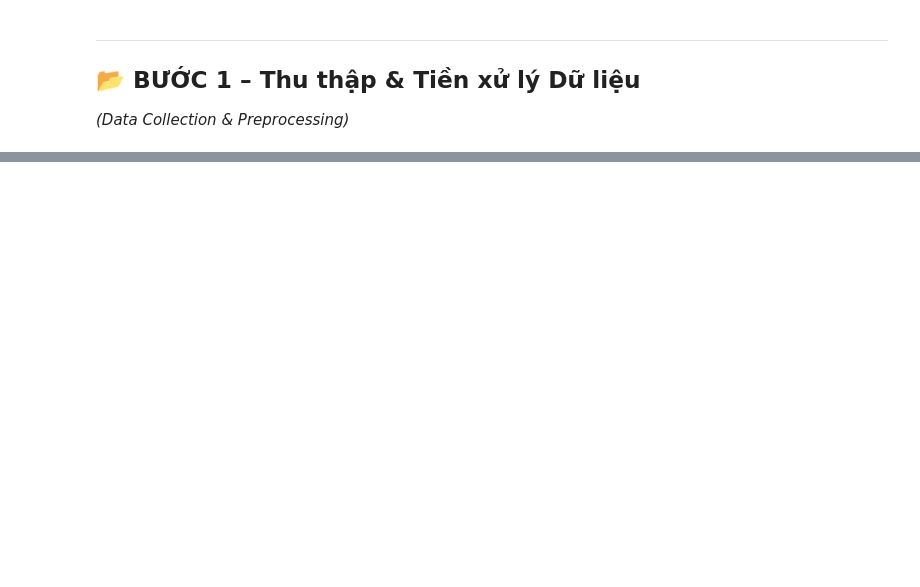
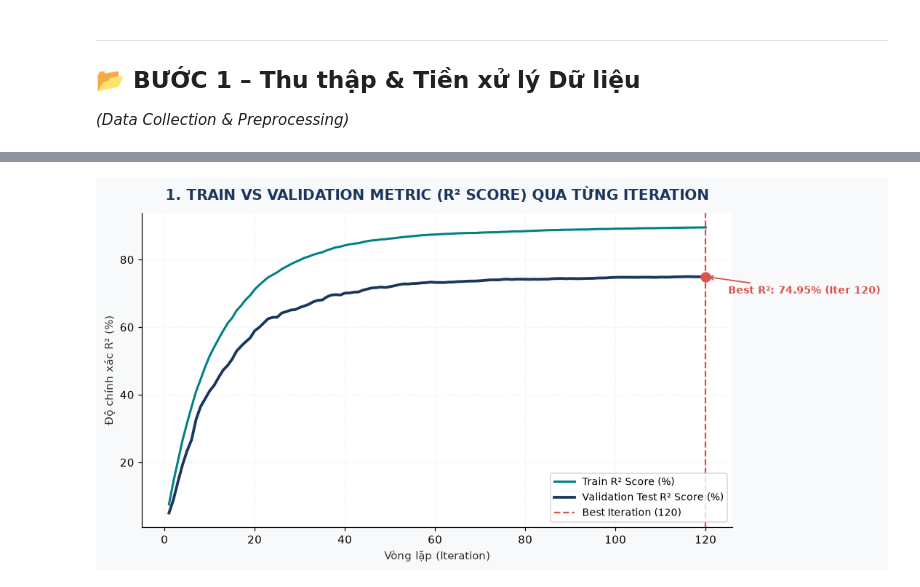
Before and after one commit to TuIT-198/Module4_KADA-, a Jupyter notebook: notebooks/profit_forecast_notebook.ipynb, the cells around one changed output, grey strips where cells are left out. Saved outputs shown, nothing was run; the diff lists cells and outputs as text; code cells hidden in the pictures; blank space fills up the shorter version.

```diff
--- a/notebooks/profit_forecast_notebook.ipynb
+++ b/notebooks/profit_forecast_notebook.ipynb
@@ -386,0 +225,26 @@ TOM TAT DO CHINH XAC MO HINH GRADIENT BOOSTING:
+# %%
+# 4.1 BIỂU ĐỒ 1: Train Metric vs Validation Metric theo từng Iteration (R² Score)
+fig, ax = plt.subplots(figsize=(10, 5), facecolor='#f8f9fa')
+iters = range(1, n_actual_iters + 1)
+
+ax.plot(iters, [r * 100 for r in train_r2s], color=PALETTE['teal'], lw=2, label='Train R² Score (%)')
+ax.plot(iters, [r * 100 for r in val_r2s],   color=PALETTE['navy'], lw=2.5, label='Validation Test R² Score (%)')
+
+ax.axvline(best_iter, color=PALETTE['red'], linestyle='--', lw=1.5, label=f'Best Iteration ({best_iter})')
+ax.scatter(best_iter, best_val_r2 * 100, color=PALETTE['red'], s=70, zorder=5)
+
+ax.annotate(f'Best R²: {best_val_r2*100:.2f}% (Iter {best_iter})',
+            xy=(best_iter, best_val_r2 * 100), xytext=(best_iter + 5, (best_val_r2 * 100) - 5),
+            arrowprops=dict(arrowstyle='->', color=PALETTE['red'], lw=1.2),
+            fontweight='bold', color=PALETTE['red'], fontsize=9)
+
+ax.set_title('1. TRAIN VS VALIDATION METRIC (R² SCORE) QUA TỪNG ITERATION',
+             fontsize=13, fontweight='bold', color=PALETTE['navy'], pad=12)
+ax.set_xlabel('Vòng lặp (Iteration)', fontsize=10, color=PALETTE['dark'])
+ax.set_ylabel('Độ chính xác R² (%)', fontsize=10, color=PALETTE['dark'])
+ax.spines['top'].set_visible(False); ax.spines['right'].set_visible(False)
+ax.grid(True, alpha=0.2, linestyle=':')
+ax.legend(fontsize=9, loc='lower right')
+plt.tight_layout(); plt.show()
+# %% [output]
+[figure, added]
```
Also changed, not shown: parts of 28 cells of this notebook.
